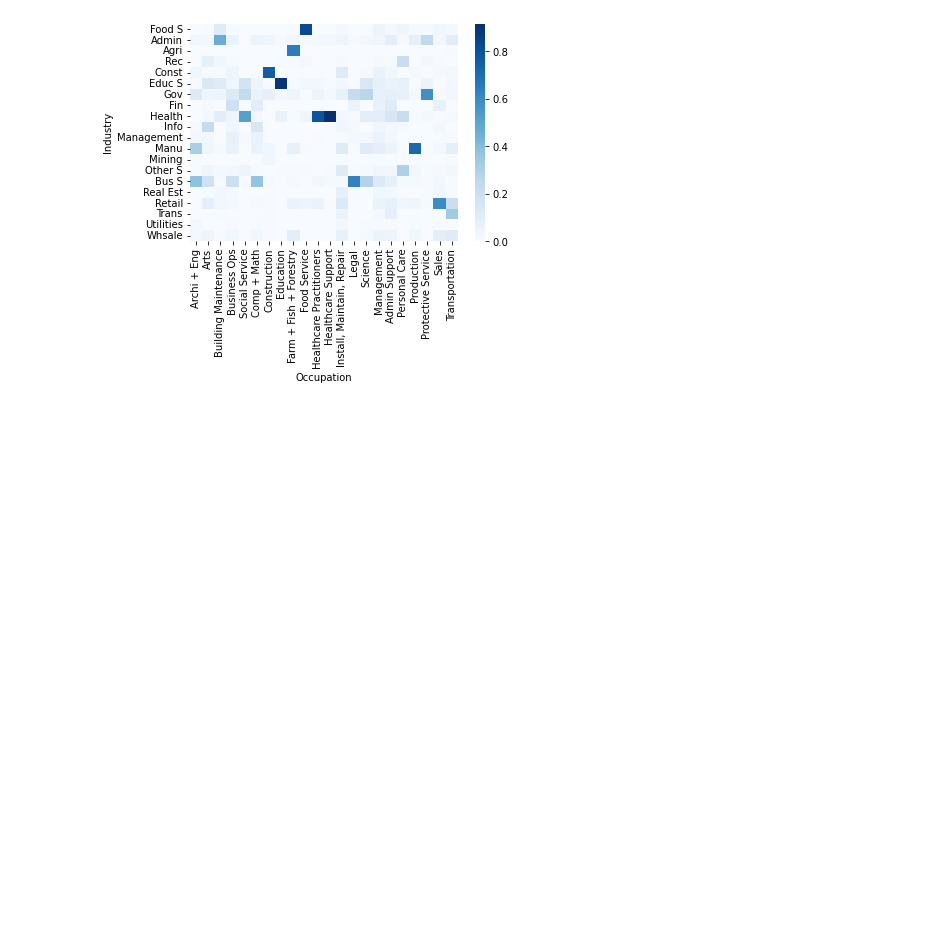
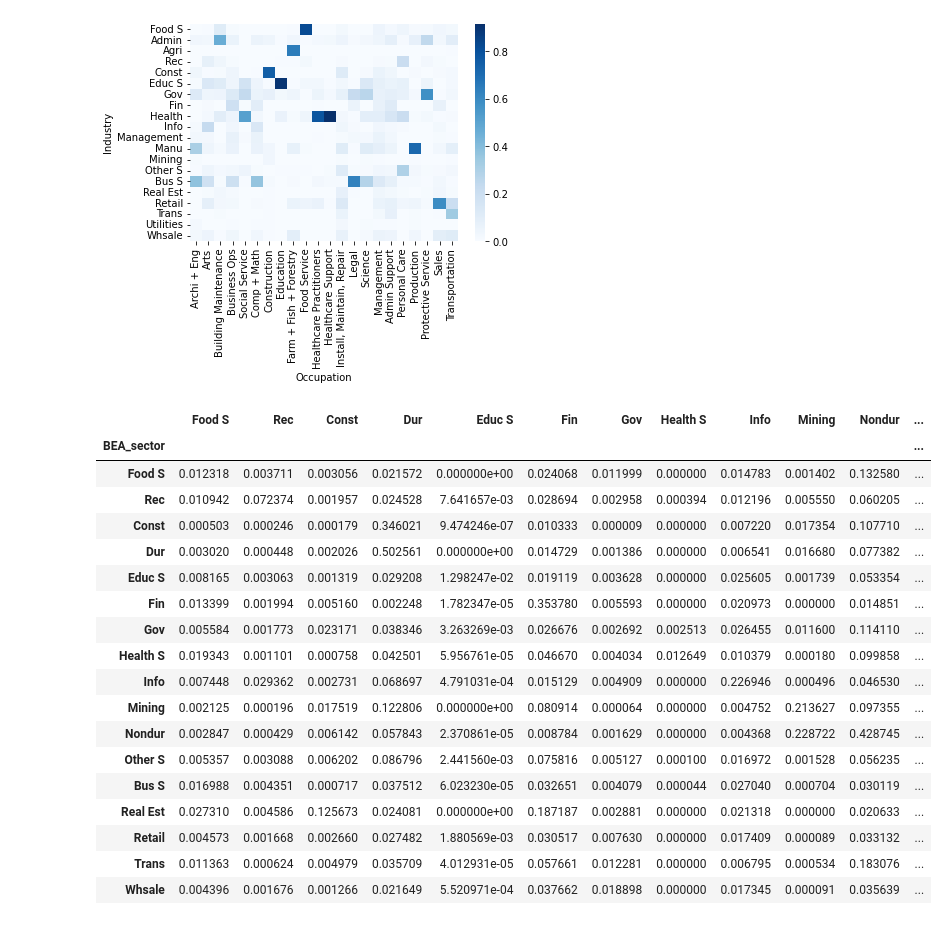
Before and after one commit to hs97/UnemploymentNetwork, a Jupyter notebook: new_code/occupation.ipynb, the cells around one changed output. Saved outputs shown, nothing was run; the diff lists cells and outputs as text; code cells hidden in the pictures; blank space fills up the shorter version.

```diff
--- a/new_code/occupation.ipynb
+++ b/new_code/occupation.ipynb
@@ -54,0 +61,30 @@ plt.savefig('../output/occupation_heatmap.png',dpi=300)
+# %%
+sectors_dict = {'Food S':'Accommodation and food services','Rec':'Arts, entertainment, and recreation',
+                'Const':'Construction','Dur':'Durable goods','Educ S':'Educational services','Fin':'Finance and insurance',
+                'Gov':'Government','Health S':'Health care and social assistance','Info':'Information','Mining':'Mining',
+                'Nondur':'Nondurable goods','Other S':'Other services, except government', 'Bus S':'Professional and business services',
+                'Real Est':'Real estate and rental and leasing','Retail':'Retail trade','Trans':'Transportation and warehousing',
+                'Whsale':'Wholesale trade'}
+sector_dict_swap = {v: k for k, v in sectors_dict.items()}
+dfA = dfA.rename(index=sector_dict_swap, columns=sector_dict_swap)
+dfA
+# %% [output]
+|  | Food S | Rec | Const | Dur | Educ S | Fin | Gov | Health S | Info | Mining | Nondur | ... |
+| BEA_sector |  |  |  |  |  |  |  |  |  |  |  | ... |
+| Food S | 0.012318 | 0.003711 | 0.003056 | 0.021572 | 0.000000e+00 | 0.024068 | 0.011999 | 0.000000 | 0.014783 | 0.001402 | 0.132580 | ... |
+| Rec | 0.010942 | 0.072374 | 0.001957 | 0.024528 | 7.641657e-03 | 0.028694 | 0.002958 | 0.000394 | 0.012196 | 0.005550 | 0.060205 | ... |
+| Const | 0.000503 | 0.000246 | 0.000179 | 0.346021 | 9.474246e-07 | 0.010333 | 0.000009 | 0.000000 | 0.007220 | 0.017354 | 0.107710 | ... |
+| Dur | 0.003020 | 0.000448 | 0.002026 | 0.502561 | 0.000000e+00 | 0.014729 | 0.001386 | 0.000000 | 0.006541 | 0.016680 | 0.077382 | ... |
+| Educ S | 0.008165 | 0.003063 | 0.001319 | 0.029208 | 1.298247e-02 | 0.019119 | 0.003628 | 0.000000 | 0.025605 | 0.001739 | 0.053354 | ... |
+| Fin | 0.013399 | 0.001994 | 0.005160 | 0.002248 | 1.782347e-05 | 0.353780 | 0.005593 | 0.000000 | 0.020973 | 0.000000 | 0.014851 | ... |
+| Gov | 0.005584 | 0.001773 | 0.023171 | 0.038346 | 3.263269e-03 | 0.026676 | 0.002692 | 0.002513 | 0.026455 | 0.011600 | 0.114110 | ... |
+| Health S | 0.019343 | 0.001101 | 0.000758 | 0.042501 | 5.956761e-05 | 0.046670 | 0.004034 | 0.012649 | 0.010379 | 0.000180 | 0.099858 | ... |
+| Info | 0.007448 | 0.029362 | 0.002731 | 0.068697 | 4.791031e-04 | 0.015129 | 0.004909 | 0.000000 | 0.226946 | 0.000496 | 0.046530 | ... |
+| Mining | 0.002125 | 0.000196 | 0.017519 | 0.122806 | 0.000000e+00 | 0.080914 | 0.000064 | 0.000000 | 0.004752 | 0.213627 | 0.097355 | ... |
+| Nondur | 0.002847 | 0.000429 | 0.006142 | 0.057843 | 2.370861e-05 | 0.008784 | 0.001629 | 0.000000 | 0.004368 | 0.228722 | 0.428745 | ... |
+| Other S | 0.005357 | 0.003088 | 0.006202 | 0.086796 | 2.441560e-03 | 0.075816 | 0.005127 | 0.000100 | 0.016972 | 0.001528 | 0.056235 | ... |
+| Bus S | 0.016988 | 0.004351 | 0.000717 | 0.037512 | 6.023230e-05 | 0.032651 | 0.004079 | 0.000044 | 0.027040 | 0.000704 | 0.030119 | ... |
+| Real Est | 0.027310 | 0.004586 | 0.125673 | 0.024081 | 0.000000e+00 | 0.187187 | 0.002881 | 0.000000 | 0.021318 | 0.000000 | 0.020633 | ... |
+| Retail | 0.004573 | 0.001668 | 0.002660 | 0.027482 | 1.880569e-03 | 0.030517 | 0.007630 | 0.000000 | 0.017409 | 0.000089 | 0.033132 | ... |
+| Trans | 0.011363 | 0.000624 | 0.004979 | 0.035709 | 4.012931e-05 | 0.057661 | 0.012281 | 0.000000 | 0.006795 | 0.000534 | 0.183076 | ... |
+| Whsale | 0.004396 | 0.001676 | 0.001266 | 0.021649 | 5.520971e-04 | 0.037662 | 0.018898 | 0.000000 | 0.017345 | 0.000091 | 0.035639 | ... |
```
Also changed, not shown: parts of 2 cells of this notebook, 1 other file.
